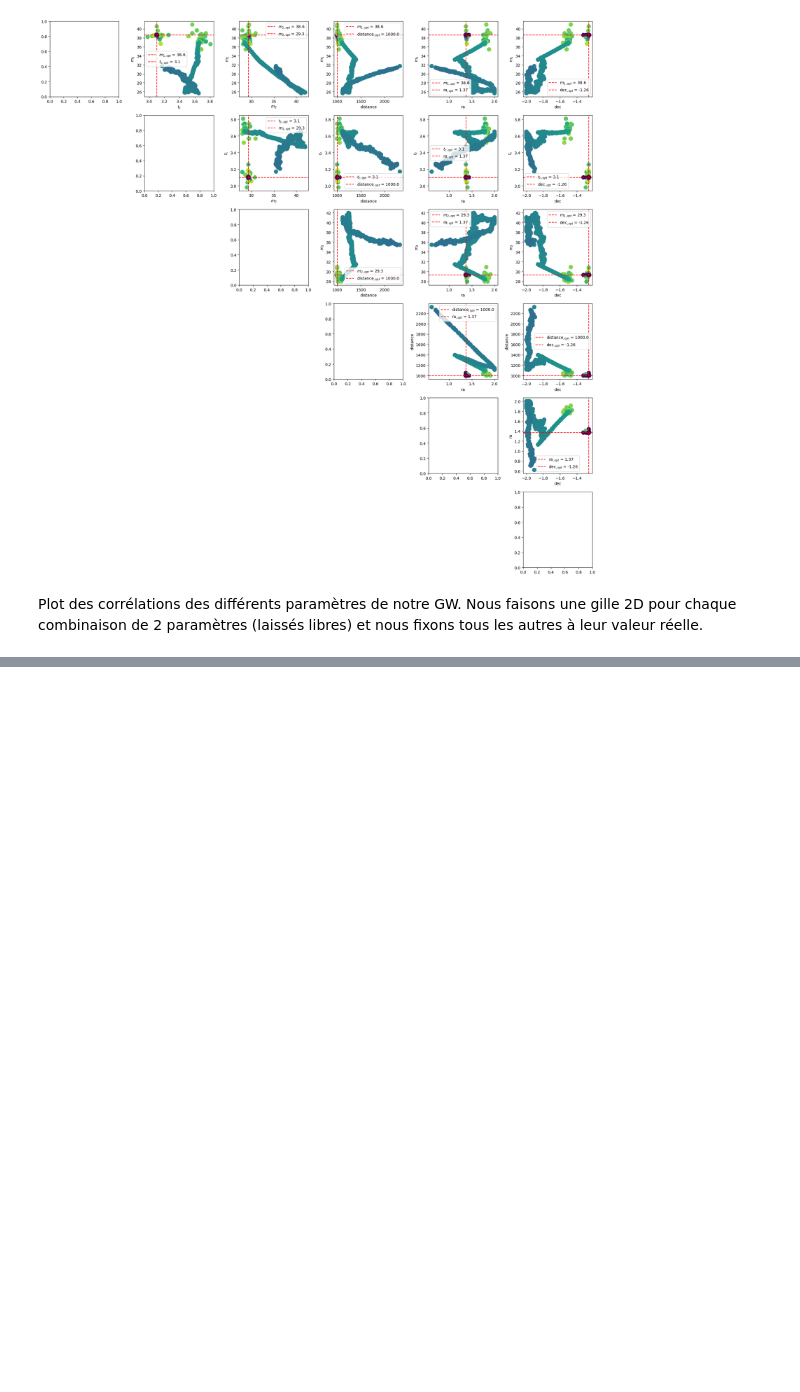
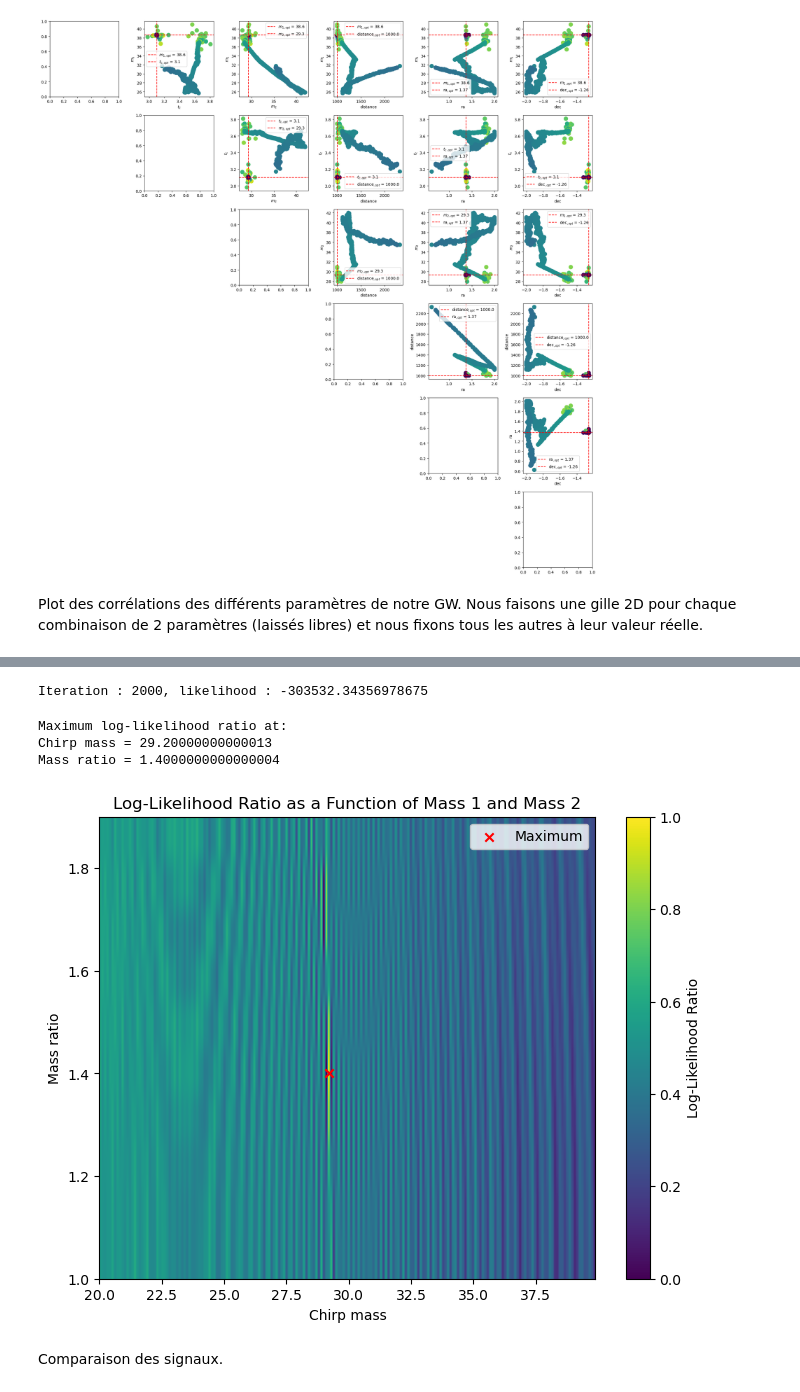
Before and after one commit to Glorieux-Victor/Internship_Victor_CBC_ET, a Jupyter notebook: likelihood_gaussian_pycbc_adrian.ipynb, the cells around one changed output, grey strips where cells are left out. Cells and saved outputs as stored; diff of their text form; code cells hidden in the pictures; blank space fills up the shorter version.

```diff
--- a/likelihood_gaussian_pycbc_adrian.ipynb
+++ b/likelihood_gaussian_pycbc_adrian.ipynb
@@ -456,34 +541,49 @@ model.update(tc=cbc_params['tc'], mass1=cbc_params['mass1'], mass2=cbc_params['m
 mchirp_grid = np.arange(20,40, 0.1)
 q_grid = np.arange(1,2,0.1)
 
-ll_ratio_grid = np.zeros((len(mchirp_grid), len(q_grid)))
-
+ll_ratio_grid_mchirp = np.zeros((len(mchirp_grid), len(q_grid)))
+print("Iterations totales : ",len(mchirp_grid)*len(q_grid))
+k=0
 for i, m in enumerate(mchirp_grid):
     for j, qq in enumerate(q_grid):
         m1 = mass1_from_mchirp_q(m, qq)
         m2 = mass2_from_mchirp_q(m, qq)
         model.update(mass1=m1, mass2=m2)
-        ll_ratio_grid[i,j] = model.loglr
+        ll_ratio_grid_mchirp[i,j] = model.loglr
+        k +=1 #Compteur du nombre d'itérations
+        print ("Iteration : {}, likelihood : {}".format(k,ll_ratio_grid_mchirp[i,j]), end="\r")
+# %% [output]
+Iteration : 2000, likelihood : -303532.34356978675
 # %%
-max_index = np.unravel_index(np.argmax(ll_ratio_grid), ll_ratio_grid.shape)
+ll_ratio_grid_mchirp = ll_ratio_grid
+max_index = np.unravel_index(np.argmax(ll_ratio_grid_mchirp), ll_ratio_grid_mchirp.shape)
 
 # Extract corresponding m1 and m2 values
 m_max = mchirp_grid[max_index[0]]
 q_max = q_grid[max_index[1]]
 
 print("Maximum log-likelihood ratio at:")
 print("Chirp mass = " + str(m_max))
-print("Mass ratio = " + str(mq_max))
+print("Mass ratio = " + str(q_max))
 
 plt.figure(figsize=(8, 6))
-plt.imshow(ll_ratio_grid.T,  # Transpose to align axes correctly
+plt.imshow(ll_ratio_grid_mchirp.T,  # Transpose to align axes correctly
            origin='lower',   # Make sure lower m1/m2 is at bottom-left
            extent=[mchirp_grid[0], mchirp_grid[-1], q_grid[0], q_grid[-1]],
            aspect='auto',    # Or use 'equal' if square pixels are desired
            cmap='viridis')   # You can change colormap as desired
 plt.scatter(m_max, q_max, marker='x', color='red', label='Maximum')
 plt.legend()
 plt.colorbar(label='Log-Likelihood Ratio')
 plt.xlabel('Chirp mass')
 plt.ylabel('Mass ratio')
 plt.title('Log-Likelihood Ratio as a Function of Mass 1 and Mass 2')
+
+plt.savefig('Chirp_mass_Mass_ratio')
+# %% [output]
+Maximum log-likelihood ratio at:
+Chirp mass = 29.20000000000013
+Mass ratio = 1.4000000000000004
+[figure, added]
+# %% [markdown]
+Comparaison des signaux.
```
Also changed, not shown: parts of 17 cells of this notebook, 3 other files.
